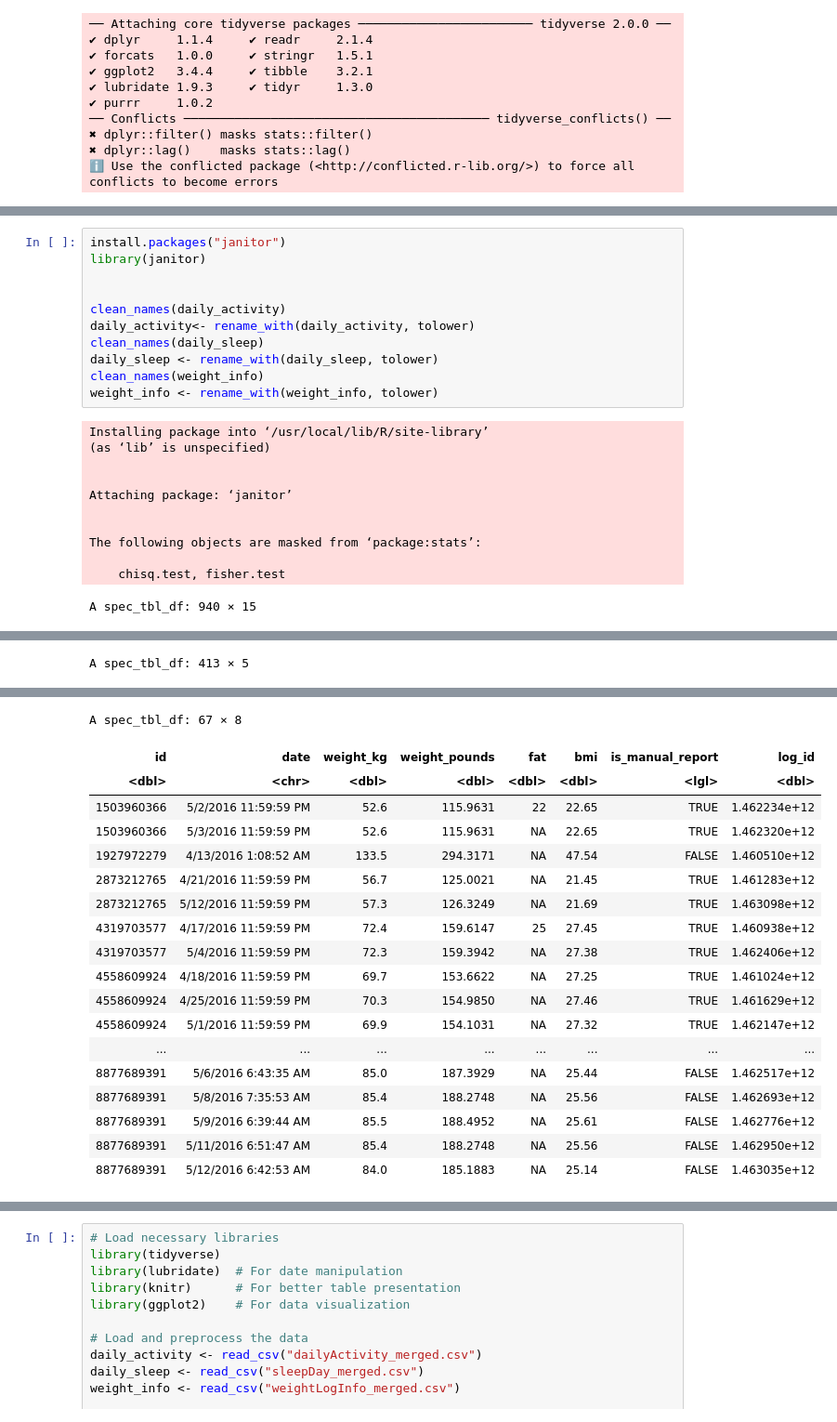
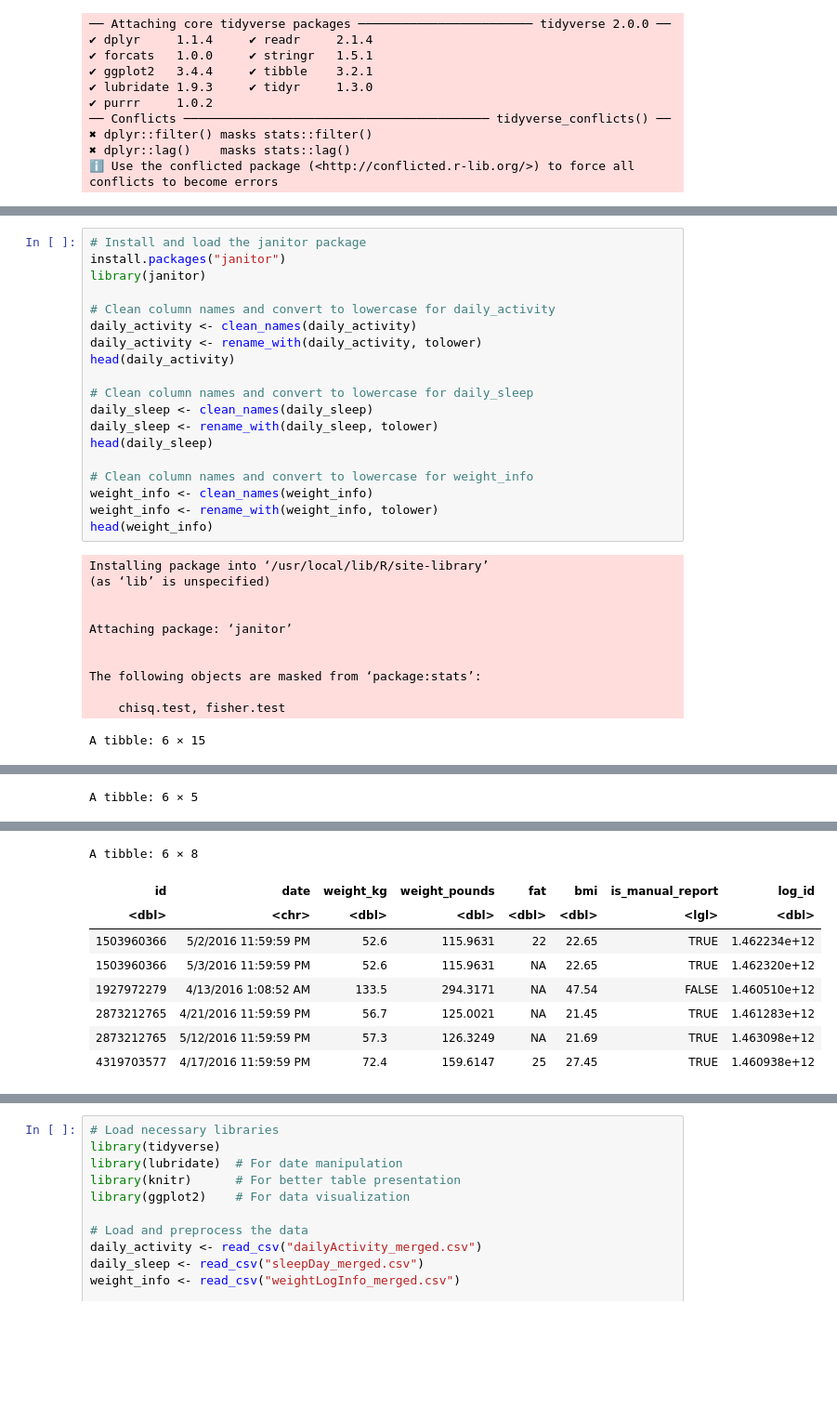
Before and after one commit to Isaac-Ndirangu-Muturi-749/FitBit_Tracker_Insights__Unveiling-Trends-in-Wellness-Technology-Consumer-Behavior, a Jupyter notebook: R_notebook.ipynb, the cells around one changed output, grey strips where cells are left out. Shown at 93% size. Saved outputs shown, nothing was run; the diff lists cells and outputs as text; blank space fills up the shorter version.

```diff
--- a/R_notebook.ipynb
+++ b/R_notebook.ipynb
@@ -69,16 +69,24 @@ lgl (1): IsManualReport
 ℹ Use `spec()` to retrieve the full column specification for this data.
 ℹ Specify the column types or set `show_col_types = FALSE` to quiet this message.
 # %%
+# Install and load the janitor package
 install.packages("janitor")
 library(janitor)
 
+# Clean column names and convert to lowercase for daily_activity
+daily_activity <- clean_names(daily_activity)
+daily_activity <- rename_with(daily_activity, tolower)
+head(daily_activity)
 
-clean_names(daily_activity)
-daily_activity<- rename_with(daily_activity, tolower)
-clean_names(daily_sleep)
+# Clean column names and convert to lowercase for daily_sleep
+daily_sleep <- clean_names(daily_sleep)
 daily_sleep <- rename_with(daily_sleep, tolower)
-clean_names(weight_info)
+head(daily_sleep)
+
+# Clean column names and convert to lowercase for weight_info
+weight_info <- clean_names(weight_info)
 weight_info <- rename_with(weight_info, tolower)
+head(weight_info)
 # %% [output]
 Installing package into ‘/usr/local/lib/R/site-library’
 (as ‘lib’ is unspecified)
@@ -90,7 +98,7 @@ Attaching package: ‘janitor’
 The following objects are masked from ‘package:stats’:
 
     chisq.test, fisher.test
-A spec_tbl_df: 940 × 15
+A tibble: 6 × 15
 | id | activity_date | total_steps | total_distance | tracker_distance | logged_activities_distance | ... |
 | <dbl> | <chr> | <dbl> | <dbl> | <dbl> | <dbl> | ... |
 | 1503960366 | 4/12/2016 | 13162 | 8.50 | 8.50 | 0 | ... |
@@ -112,4 +110,4 @@ A spec_tbl_df: 940 × 15
-A spec_tbl_df: 413 × 5
+A tibble: 6 × 5
 | id | sleep_day | total_sleep_records | total_minutes_asleep | total_time_in_bed |
 | <dbl> | <chr> | <dbl> | <dbl> | <dbl> |
 | 1503960366 | 4/12/2016 12:00:00 AM | 1 | 327 | 346 |
@@ -131,19 +119,9 @@ A spec_tbl_df: 413 × 5
-A spec_tbl_df: 67 × 8
+A tibble: 6 × 8
 | id | date | weight_kg | weight_pounds | fat | bmi | is_manual_report | log_id |
 | <dbl> | <chr> | <dbl> | <dbl> | <dbl> | <dbl> | <lgl> | <dbl> |
 | 1503960366 | 5/2/2016 11:59:59 PM | 52.6 | 115.9631 | 22 | 22.65 | TRUE | 1.462234e+12 |
 | 1503960366 | 5/3/2016 11:59:59 PM | 52.6 | 115.9631 | NA | 22.65 | TRUE | 1.462320e+12 |
 | 1927972279 | 4/13/2016 1:08:52 AM | 133.5 | 294.3171 | NA | 47.54 | FALSE | 1.460510e+12 |
 | 2873212765 | 4/21/2016 11:59:59 PM | 56.7 | 125.0021 | NA | 21.45 | TRUE | 1.461283e+12 |
 | 2873212765 | 5/12/2016 11:59:59 PM | 57.3 | 126.3249 | NA | 21.69 | TRUE | 1.463098e+12 |
 | 4319703577 | 4/17/2016 11:59:59 PM | 72.4 | 159.6147 | 25 | 27.45 | TRUE | 1.460938e+12 |
-| 4319703577 | 5/4/2016 11:59:59 PM | 72.3 | 159.3942 | NA | 27.38 | TRUE | 1.462406e+12 |
-| 4558609924 | 4/18/2016 11:59:59 PM | 69.7 | 153.6622 | NA | 27.25 | TRUE | 1.461024e+12 |
-| 4558609924 | 4/25/2016 11:59:59 PM | 70.3 | 154.9850 | NA | 27.46 | TRUE | 1.461629e+12 |
-| 4558609924 | 5/1/2016 11:59:59 PM | 69.9 | 154.1031 | NA | 27.32 | TRUE | 1.462147e+12 |
-| ... | ... | ... | ... | ... | ... | ... | ... |
-| 8877689391 | 5/6/2016 6:43:35 AM | 85.0 | 187.3929 | NA | 25.44 | FALSE | 1.462517e+12 |
-| 8877689391 | 5/8/2016 7:35:53 AM | 85.4 | 188.2748 | NA | 25.56 | FALSE | 1.462693e+12 |
-| 8877689391 | 5/9/2016 6:39:44 AM | 85.5 | 188.4952 | NA | 25.61 | FALSE | 1.462776e+12 |
-| 8877689391 | 5/11/2016 6:51:47 AM | 85.4 | 188.2748 | NA | 25.56 | FALSE | 1.462950e+12 |
-| 8877689391 | 5/12/2016 6:42:53 AM | 84.0 | 185.1883 | NA | 25.14 | FALSE | 1.463035e+12 |
```
Also changed, not shown: parts of 8 cells of this notebook.
